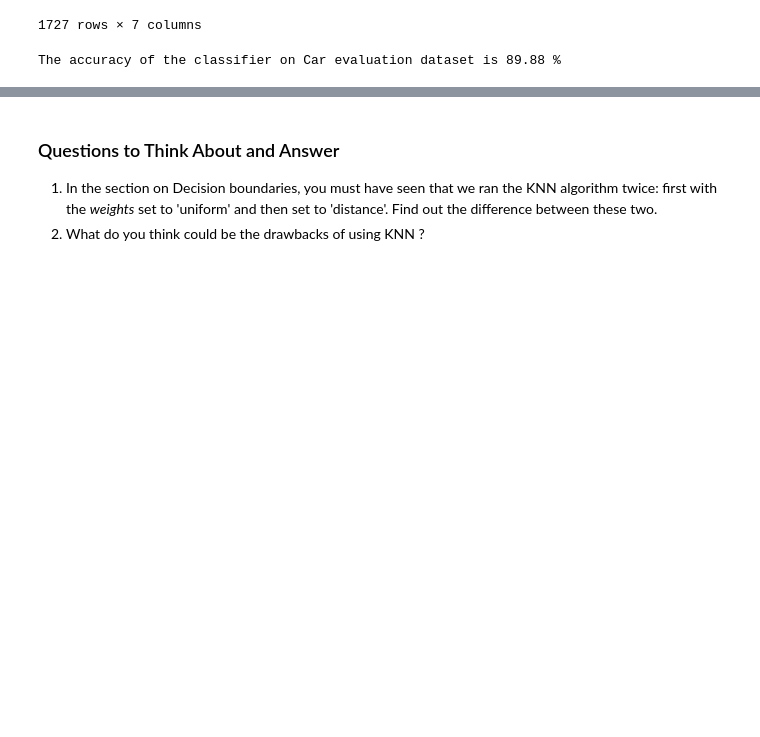
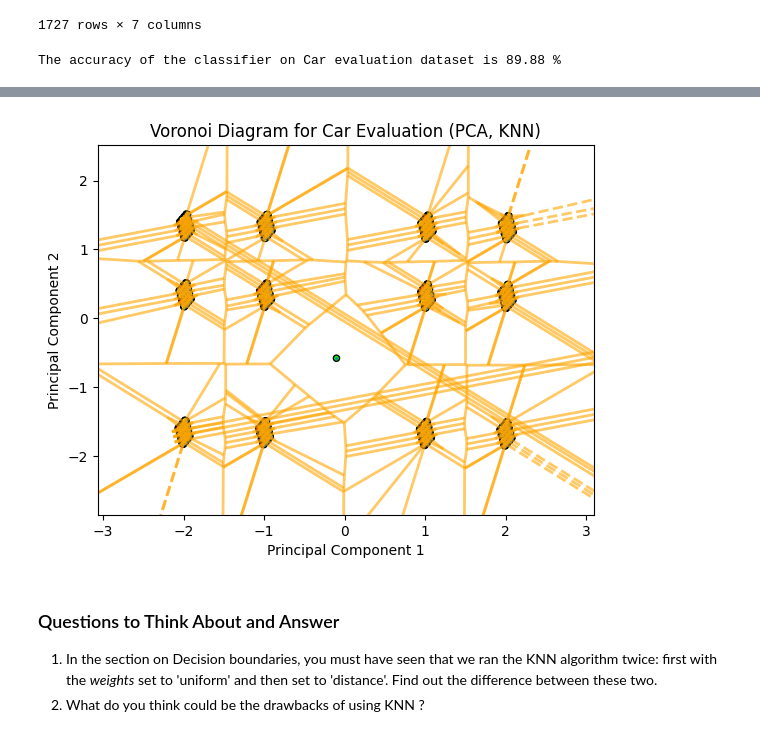
Before and after one commit to Arun2565/FMML_Projects_And_Labs, a Jupyter notebook: AIML_Module_3_Lab_2_Implementing_KNN_from_scratch_and_visualize_Algorithm_performance.ipynb, the cells around one changed output, grey strips where cells are left out. Drawn from its saved outputs; the diff is of its cells as text; code cells hidden in the pictures; blank space fills up the shorter version.

```diff
--- a/AIML_Module_3_Lab_2_Implementing_KNN_from_scratch_and_visualize_Algorithm_performance.ipynb
+++ b/AIML_Module_3_Lab_2_Implementing_KNN_from_scratch_and_visualize_Algorithm_performance.ipynb
@@ -729,3 +691,32 @@ plt.show()
+# %%
+## TASK-6
+## Plot the Voronoi diagram for the classifier of the Car evaluation dataset
+import pandas as pd
+import numpy as np
+from sklearn.model_selection import train_test_split
+from sklearn.preprocessing import LabelEncoder
+from sklearn.neighbors import KNeighborsClassifier
+from sklearn.decomposition import PCA
+import matplotlib.pyplot as plt
+from matplotlib.colors import ListedColormap
+from scipy.spatial import Voronoi, voronoi_plot_2d  # Import Voronoi
+
+
+# Create Voronoi diagram
+vor = Voronoi(X_train_pca)  # Use PCA-transformed training data
+voronoi_plot_2d(vor, show_vertices=False, line_colors='orange', line_width=2, line_alpha=0.6, point_size=2)
+
+# Plot training points with colors
+plt.scatter(X_train_pca[:, 0], X_train_pca[:, 1], c=y_train, cmap=cmap_bold, edgecolor='k', s=20)
+
+plt.xlim(x_min, x_max)  # Use the same limits as the decision boundary plot
+plt.ylim(y_min, y_max)
+plt.title("Voronoi Diagram for Car Evaluation (PCA, KNN)")
+plt.xlabel("Principal Component 1")
+plt.ylabel("Principal Component 2")
+plt.show()
+# %% [output]
+[figure, added]
 # %% [markdown]
 ### Questions to Think About and Answer
 1. In the section on Decision boundaries, you must have seen that we ran the KNN algorithm twice: first with the _weights_ set to 'uniform' and then set to 'distance'. Find out the difference between these two.
```
Also changed, not shown: parts of 13 cells of this notebook.
